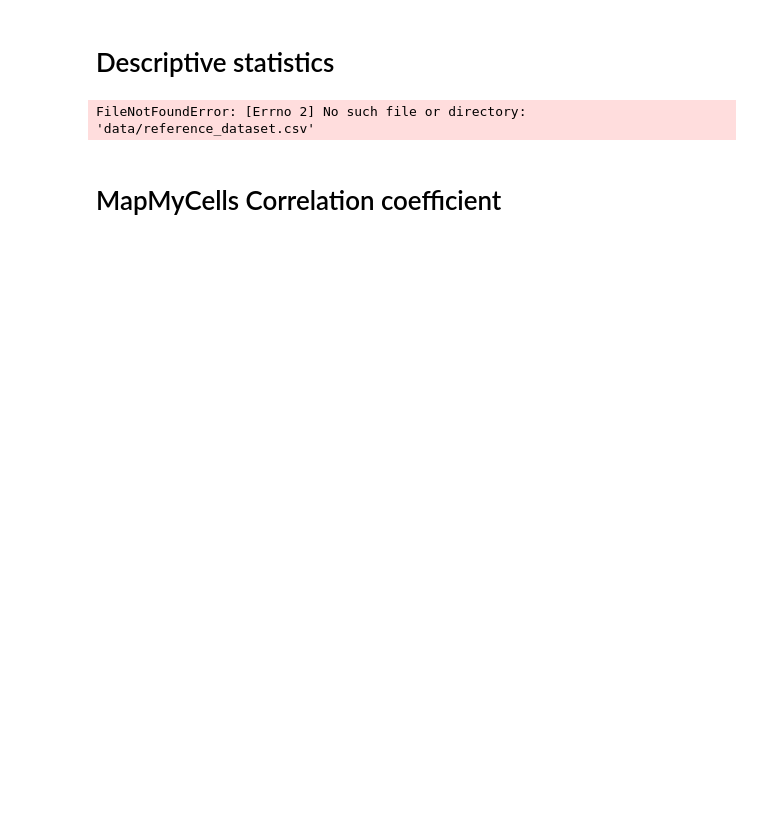
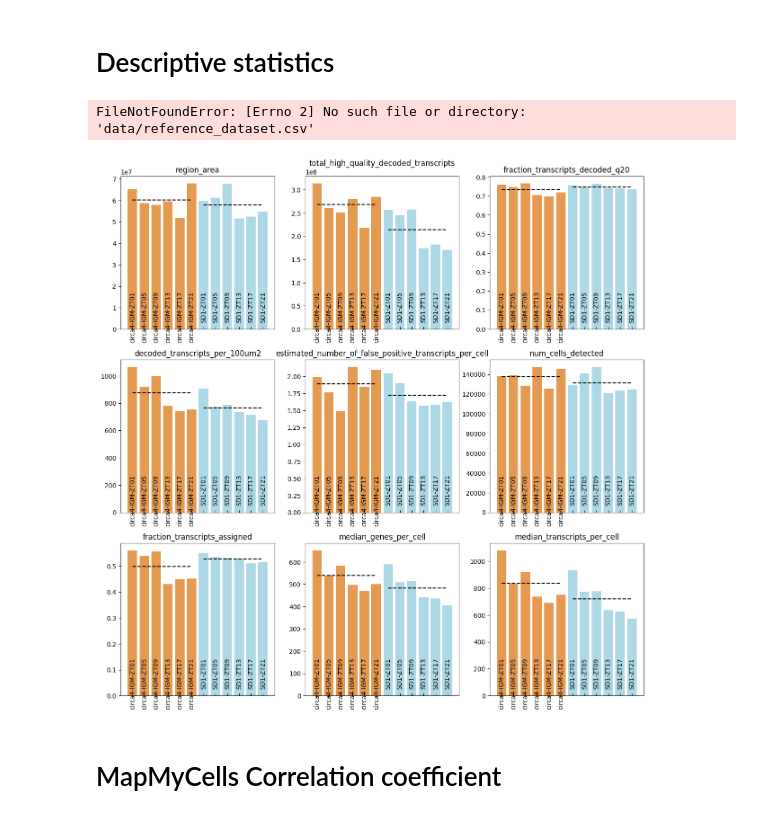
Before and after one commit to Carboneinerte/Pynda_ssc, a Jupyter notebook: V9Z_Xenium_Quality_control.ipynb, the cells around one changed output. Drawn from its saved outputs; the diff is of its cells as text; code cells hidden in the pictures; blank space fills up the shorter version.

```diff
--- a/V9Z_Xenium_Quality_control.ipynb
+++ b/V9Z_Xenium_Quality_control.ipynb
@@ -23,6 +23,7 @@ samples_ids_IGM = ['circa4-IGM-ZT01','circa4-IGM-ZT05','circa4-IGM-ZT09'
                    ,'circa4-IGM-ZT13','circa4-IGM-ZT17','circa4-IGM-ZT21',
                    ]
 run_name = 'circa4-IGM'
+path_to_data_IGM = 'D:\Xenium'
 
 # samples_ids_coro = ['LvR_78_ML17__20240321__212855',"LvR_82_MH17-B__20240321__21285", "LvR_88_FH17__20240404__003359","LvR_95_FH17__20240404__003359","LvR_106_MH17__20240321__212855","LvR_107_FL17__20240404__003359" ]
 # path_to_data_coro = 'I:\Xenium\Laura\coronal'
@@ -58,9 +59,9 @@ run_name = 'circa4-IGM'
 #              'FFPE_wildtype_13_4_months_outs', 'Xenium_V1_mouse_Colon_FF_outs']
 # path_to_data = 'H:\\FF10x_brain'
 
-samples_ids = ["SD1-ZT01","SD1-ZT05","SD1-ZT09","SD1-ZT13","SD1-ZT17","SD1-ZT21",]
+samples_ids_SD1 = ["SD1-ZT01","SD1-ZT05","SD1-ZT09","SD1-ZT13","SD1-ZT17","SD1-ZT21",]
 run_name = 'SD1'
-path_to_data = 'E:\\Xenium_SD'
+path_to_data_SD1 = 'E:\\Xenium_SD'
 
 # samples = samples_ids = ['S1_Region_1','S1_Region_2','S2_Region_1','S2_Region_2',]
 
@@ -89,14 +90,16 @@ FileNotFoundError: [Errno 2] No such file or directory: 'data/reference_dataset.
 # %%
 from module.quality_control import desc_metrics_double
 
-desc_metrics_double(samples_ids_1 = samples_ids_Salk,
-                    samples_ids_2= samples_ids_IGM,
-             path_to_data_1 = path_to_data,
-             path_to_data_2= path_to_data_Salk,
+desc_metrics_double(samples_ids_2 = samples_ids_SD1,
+                    samples_ids_1= samples_ids_IGM,
+             path_to_data_2 = path_to_data_SD1,
+             path_to_data_1= path_to_data_Salk,
              run_name = run_name,
              reference = False,
              path_to_plot= path_to_plot,
              save_plot=False)
+# %% [output]
+[figure, added]
 # %% [markdown]
 # MapMyCells Correlation coefficient
 # %%
```
Also changed, not shown: parts of 16 cells of this notebook, 1 other file.
